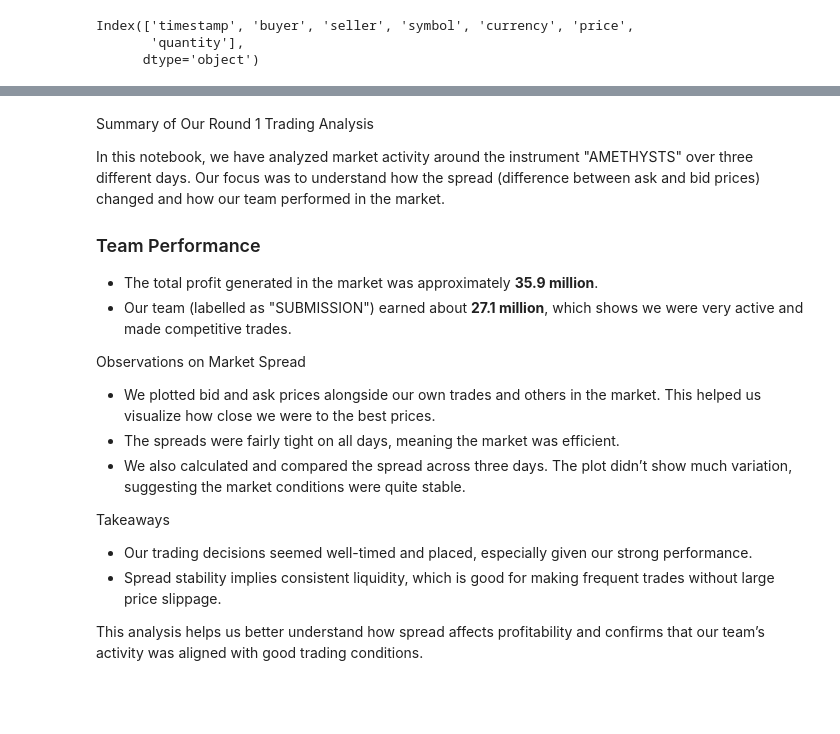
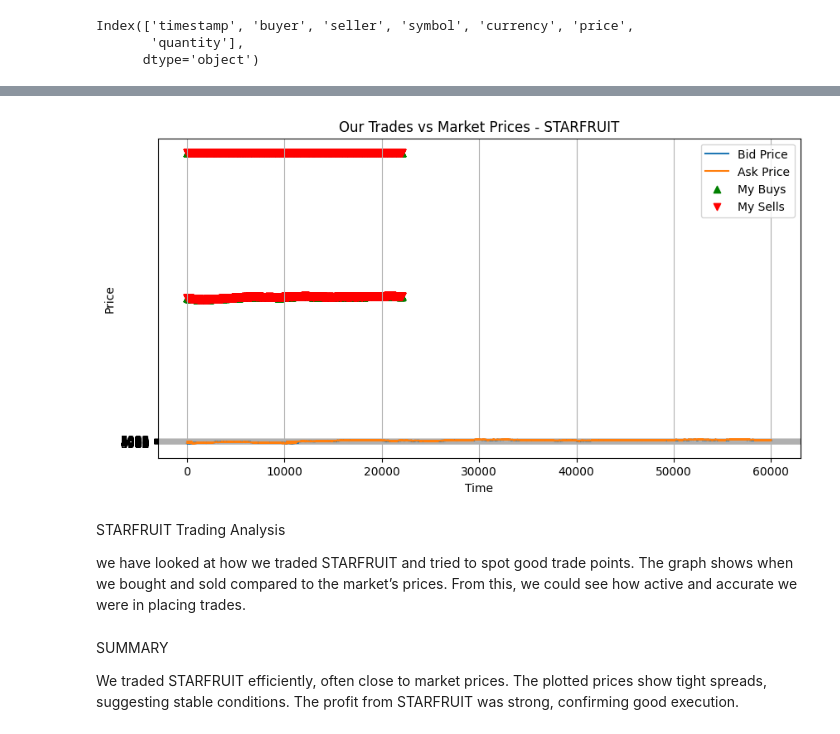
Before and after one commit to Corine4/Corine4-IMC-strategy-project-R1, a Jupyter notebook: IMC Analysis Round1.ipynb, the cells around one changed output, grey strips where cells are left out. Cells and saved outputs as stored; diff of their text form; code cells hidden in the pictures; blank space fills up the shorter version.

Commit message:
Focused analysis on strategy and signals

```diff
--- a/IMC Analysis Round1.ipynb
+++ b/IMC Analysis Round1.ipynb
@@ -76,4 +55,6 @@ plt.show()
 # %%
+cols_to_convert = ['bid_price_1', 'ask_price_1', 'bid_price_2', 'ask_price_2', 'bid_volume_1', 'ask_volume_1']
+
 for col in cols_to_convert:
     ob.loc[:, col] = pd.to_numeric(ob[col], errors="coerce")
 # %%
@@ -128,19 +87,24 @@ plt.show()
-# %% [markdown]
-Summary of Our Round 1 Trading Analysis
-
-In this notebook, we have analyzed market activity around the instrument "AMETHYSTS" over three different days. Our focus was to understand how the spread (difference between ask and bid prices) changed and how our team performed in the market.
-
-### Team Performance
-- The total profit generated in the market was approximately **35.9 million**.
-- Our team (labelled as "SUBMISSION") earned about **27.1 million**, which shows we were very active and made competitive trades.
-
-Observations on Market Spread
-- We plotted bid and ask prices alongside our own trades and others in the market. This helped us visualize how close we were to the best prices.
-- The spreads were fairly tight on all days, meaning the market was efficient.
-- We also calculated and compared the spread across three days. The plot didn’t show much variation, suggesting the market conditions were quite stable.
-
- Takeaways
-- Our trading decisions seemed well-timed and placed, especially given our strong performance.
-- Spread stability implies consistent liquidity, which is good for making frequent trades without large price slippage.
-
-This analysis helps us better understand how spread affects profitability and confirms that our team’s activity was aligned with good trading conditions.
+# %%
+plt.figure(figsize=(10, 5))
+plt.plot(ob['bid_price_1'], label='Bid Price')
+plt.plot(ob['ask_price_1'], label='Ask Price')
+plt.scatter(my_buys.index, my_buys['price'], label='My Buys', color='green', marker='^')
+plt.scatter(my_sells.index, my_sells['price'], label='My Sells', color='red', marker='v')
+plt.legend()
+plt.title("Our Trades vs Market Prices - STARFRUIT")
+plt.xlabel("Time")
+plt.ylabel("Price")
+plt.grid(True)
+plt.show()
+# %% [output]
+[figure, added]
+# %% [markdown]
+STARFRUIT Trading Analysis
+
+we have looked at how we traded STARFRUIT and tried to spot good trade points. The graph shows when we bought and sold compared to the market’s prices.
+From this, we could see how active and accurate we were in placing trades.
+# %% [markdown]
+SUMMARY
+
+
+We traded STARFRUIT efficiently, often close to market prices. The plotted prices show tight spreads, suggesting stable conditions. The profit from STARFRUIT was strong, confirming good execution.
```
Also changed, not shown: parts of 14 cells of this notebook.
